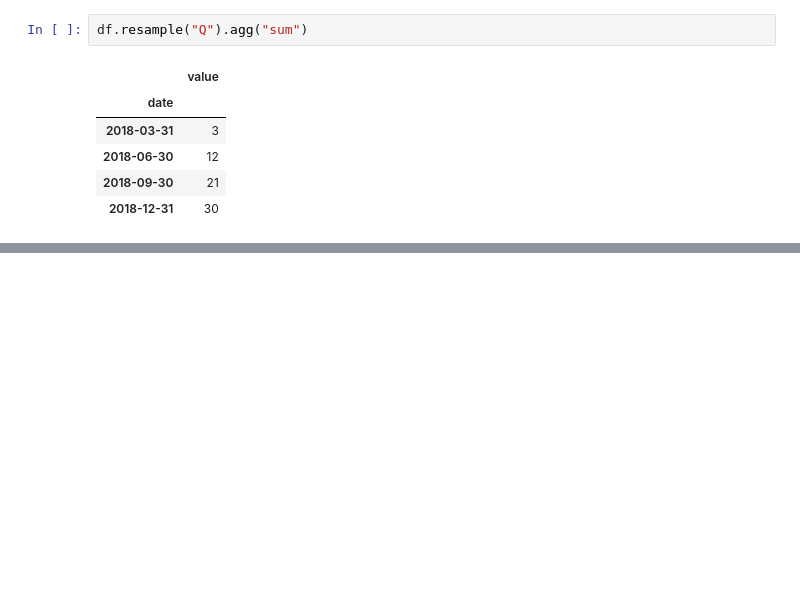
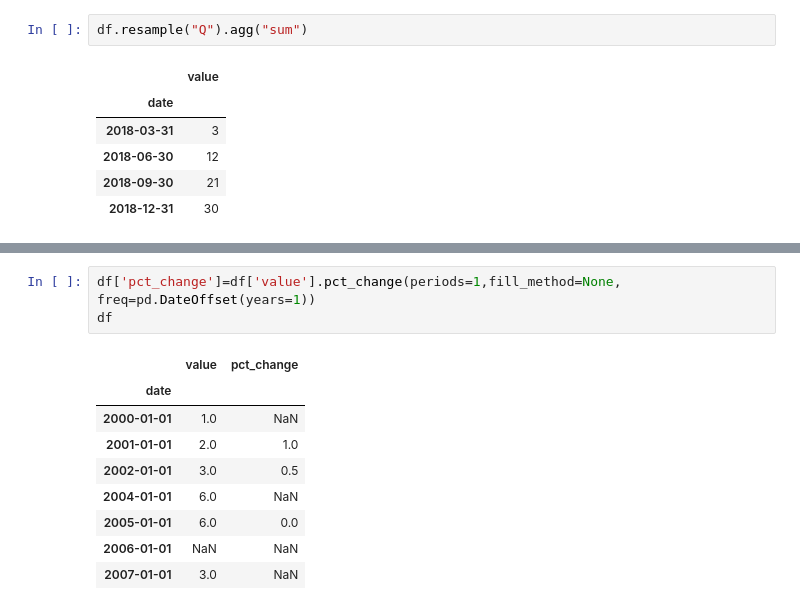
Before and after one commit to marcdelabarrera/python_snippets, a Jupyter notebook: pandas/pandas.ipynb, the cells around one changed output, grey strips where cells are left out. Drawn from its saved outputs; the diff is of its cells as text; blank space fills up the shorter version.

```diff
--- a/pandas/pandas.ipynb
+++ b/pandas/pandas.ipynb
@@ -85,0 +113,13 @@ pandas.core.frame.DataFrame
+# %%
+df['pct_change']=df['value'].pct_change(periods=1,fill_method=None, freq=pd.DateOffset(years=1))
+df
+# %% [output]
+|  | value | pct_change |
+| date |  |  |
+| 2000-01-01 | 1.0 | NaN |
+| 2001-01-01 | 2.0 | 1.0 |
+| 2002-01-01 | 3.0 | 0.5 |
+| 2004-01-01 | 6.0 | NaN |
+| 2005-01-01 | 6.0 | 0.0 |
+| 2006-01-01 | NaN | NaN |
+| 2007-01-01 | 3.0 | NaN |
```
Also changed, not shown: parts of 23 cells of this notebook.
